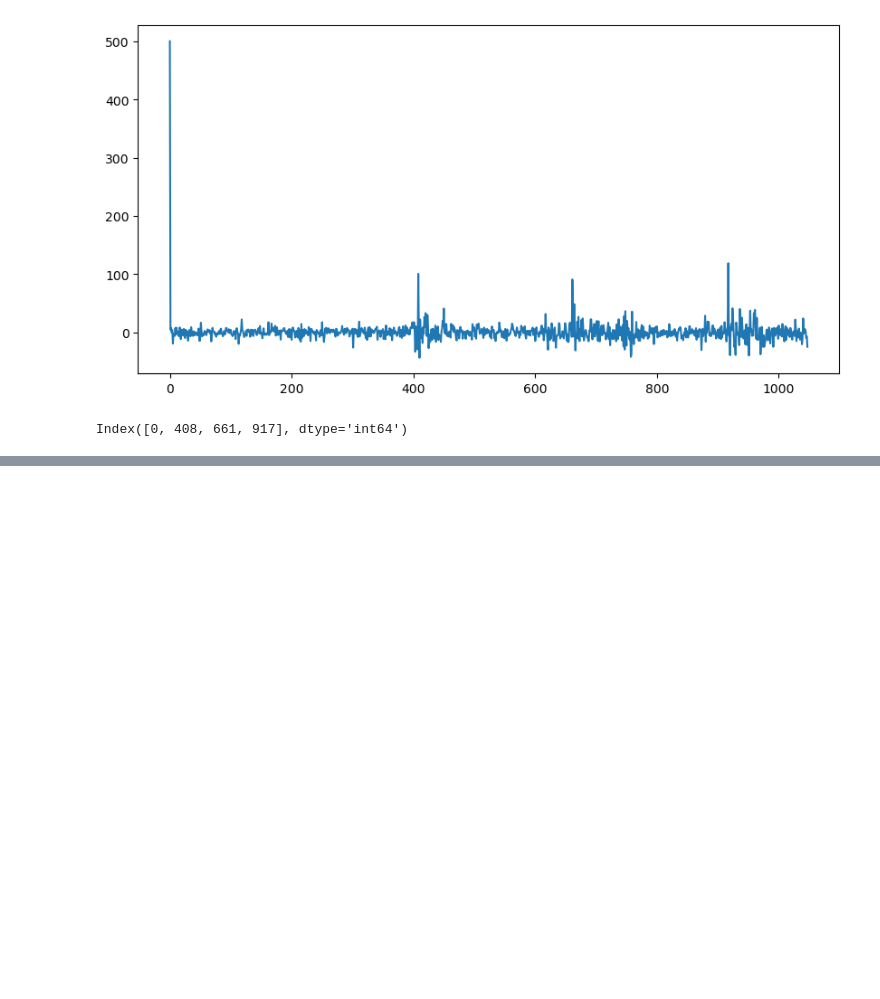
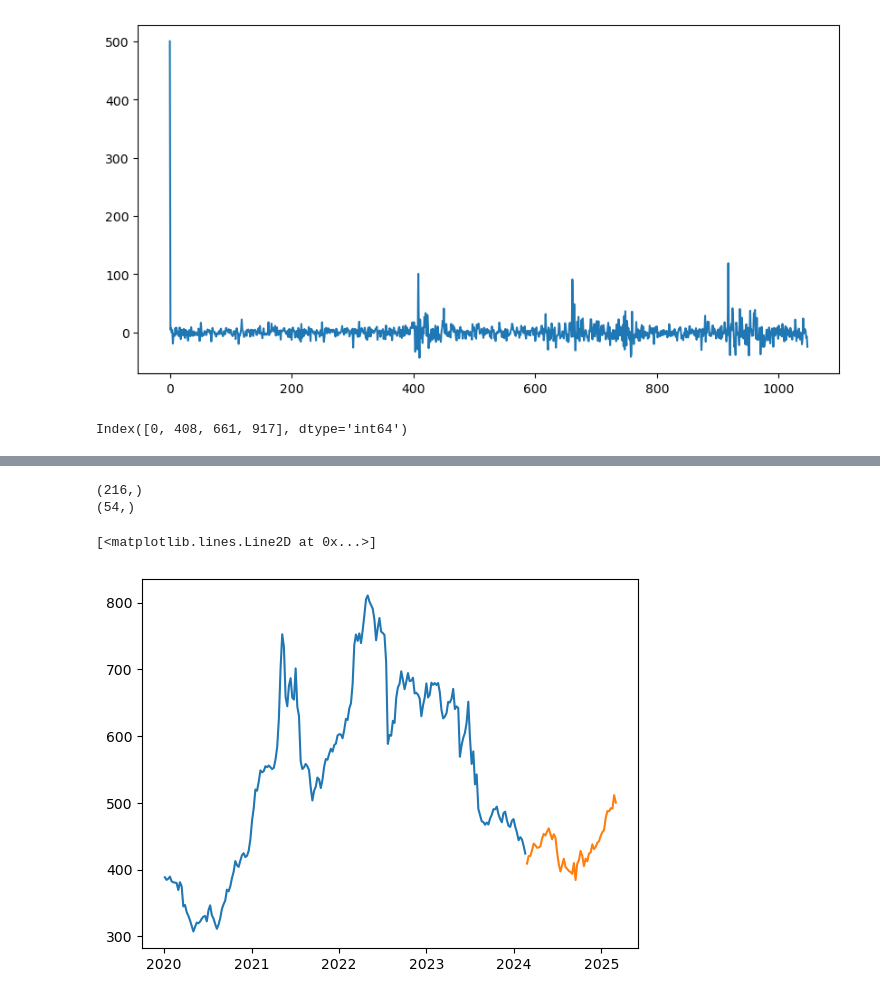
Before and after one commit to WItso/my_portfolio, a Jupyter notebook: Projects/Grain2.ipynb, the cells around one changed output, grey strips where cells are left out. Drawn from its saved outputs; the diff is of its cells as text; code cells hidden in the pictures; blank space fills up the shorter version.

```diff
--- a/Projects/Grain2.ipynb
+++ b/Projects/Grain2.ipynb
@@ -140,0 +213,13 @@ mor
+# %%
+weekly_train, weekly_test = train_test_split(weekly_data['Price'], test_size=0.2, shuffle=False)
+
+print(weekly_train.shape)
+print(weekly_test.shape)
+
+plt.plot(weekly_train)
+plt.plot(weekly_test)
+# %% [output]
+(216,)
+(54,)
+[<matplotlib.lines.Line2D at 0x...>]
+[figure, added]
```
Also changed, not shown: parts of 12 cells of this notebook, 2 other files.
